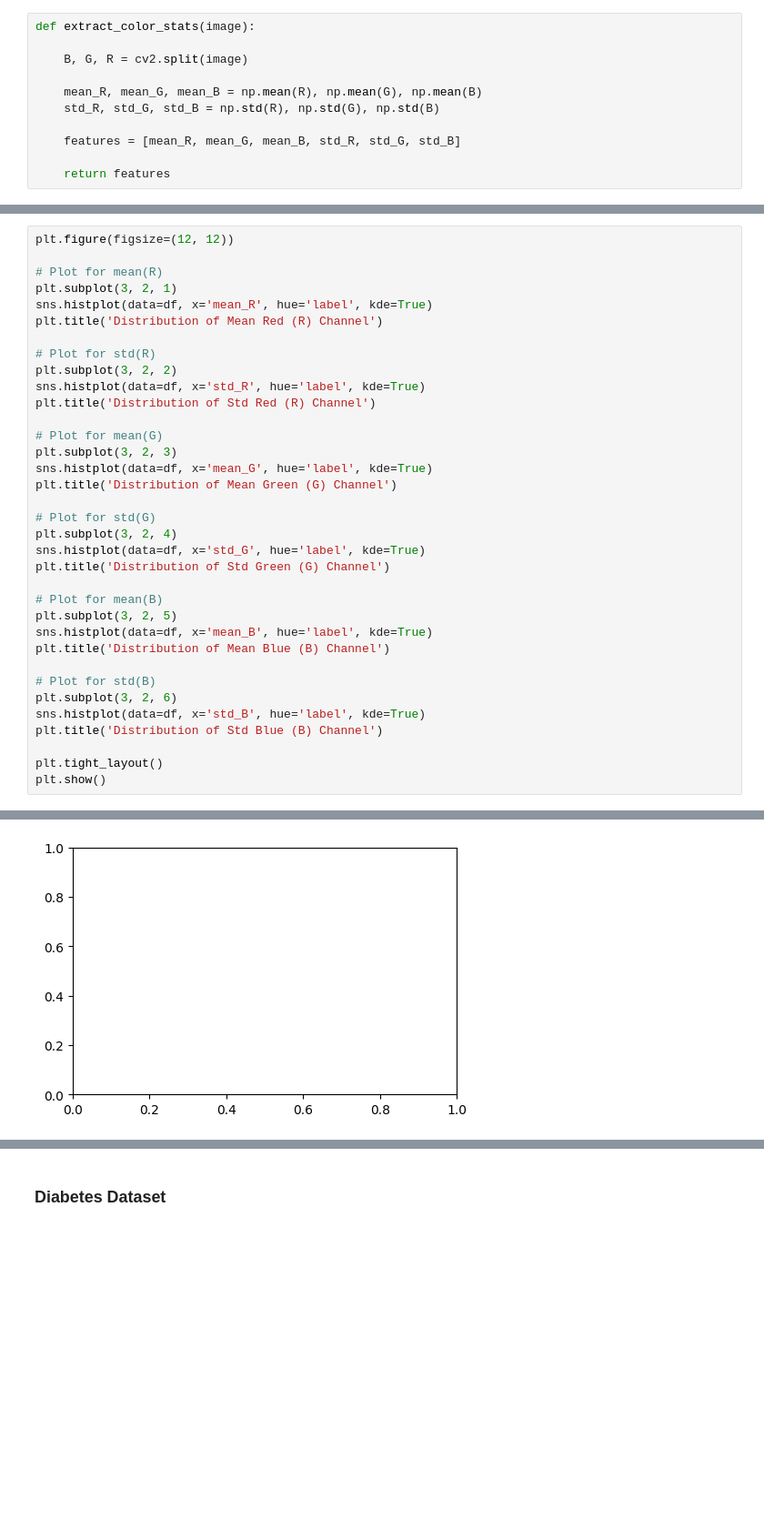
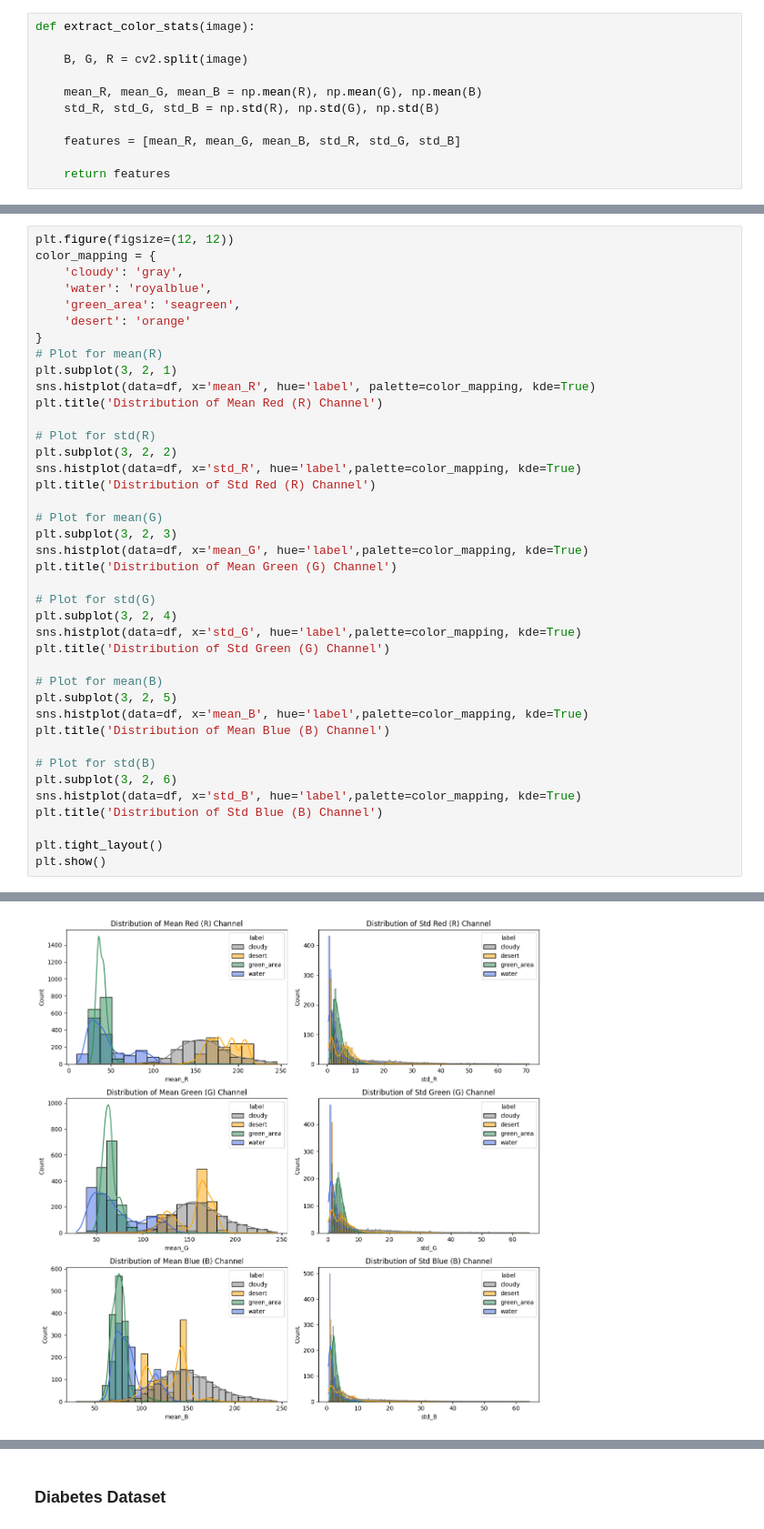
Before and after one commit to 10sajan10/CS6830_Project7, a Jupyter notebook: Project_7.ipynb, the cells around one changed output, grey strips where cells are left out. Shown at 91% size. Cells and saved outputs as stored; diff of their text form; blank space fills up the shorter version.

```diff
--- a/Project_7.ipynb
+++ b/Project_7.ipynb
@@ -69,34 +82,39 @@ ValueError: Length of values (0) does not match length of index (1)
 # %%
 plt.figure(figsize=(12, 12))
-
+color_mapping = {
+    'cloudy': 'gray',
+    'water': 'royalblue',
+    'green_area': 'seagreen',
+    'desert': 'orange'
+}
 # Plot for mean(R)
 plt.subplot(3, 2, 1)
-sns.histplot(data=df, x='mean_R', hue='label', kde=True)
+sns.histplot(data=df, x='mean_R', hue='label', palette=color_mapping, kde=True)
 plt.title('Distribution of Mean Red (R) Channel')
 
 # Plot for std(R)
 plt.subplot(3, 2, 2)
-sns.histplot(data=df, x='std_R', hue='label', kde=True)
+sns.histplot(data=df, x='std_R', hue='label',palette=color_mapping, kde=True)
 plt.title('Distribution of Std Red (R) Channel')
 
 # Plot for mean(G)
 plt.subplot(3, 2, 3)
-sns.histplot(data=df, x='mean_G', hue='label', kde=True)
+sns.histplot(data=df, x='mean_G', hue='label',palette=color_mapping, kde=True)
 plt.title('Distribution of Mean Green (G) Channel')
 
 # Plot for std(G)
 plt.subplot(3, 2, 4)
-sns.histplot(data=df, x='std_G', hue='label', kde=True)
+sns.histplot(data=df, x='std_G', hue='label',palette=color_mapping, kde=True)
 plt.title('Distribution of Std Green (G) Channel')
 
 # Plot for mean(B)
 plt.subplot(3, 2, 5)
-sns.histplot(data=df, x='mean_B', hue='label', kde=True)
+sns.histplot(data=df, x='mean_B', hue='label',palette=color_mapping, kde=True)
 plt.title('Distribution of Mean Blue (B) Channel')
 
 # Plot for std(B)
 plt.subplot(3, 2, 6)
-sns.histplot(data=df, x='std_B', hue='label', kde=True)
+sns.histplot(data=df, x='std_B', hue='label',palette=color_mapping, kde=True)
 plt.title('Distribution of Std Blue (B) Channel')
 
 plt.tight_layout()
@@ -106,2 +123,2 @@ ValueError: Could not interpret value `label` for `hue`. An entry with this name
-[figure, old version]
+[figure, new version]
 # %%
```
Also changed, not shown: parts of 21 cells of this notebook.
